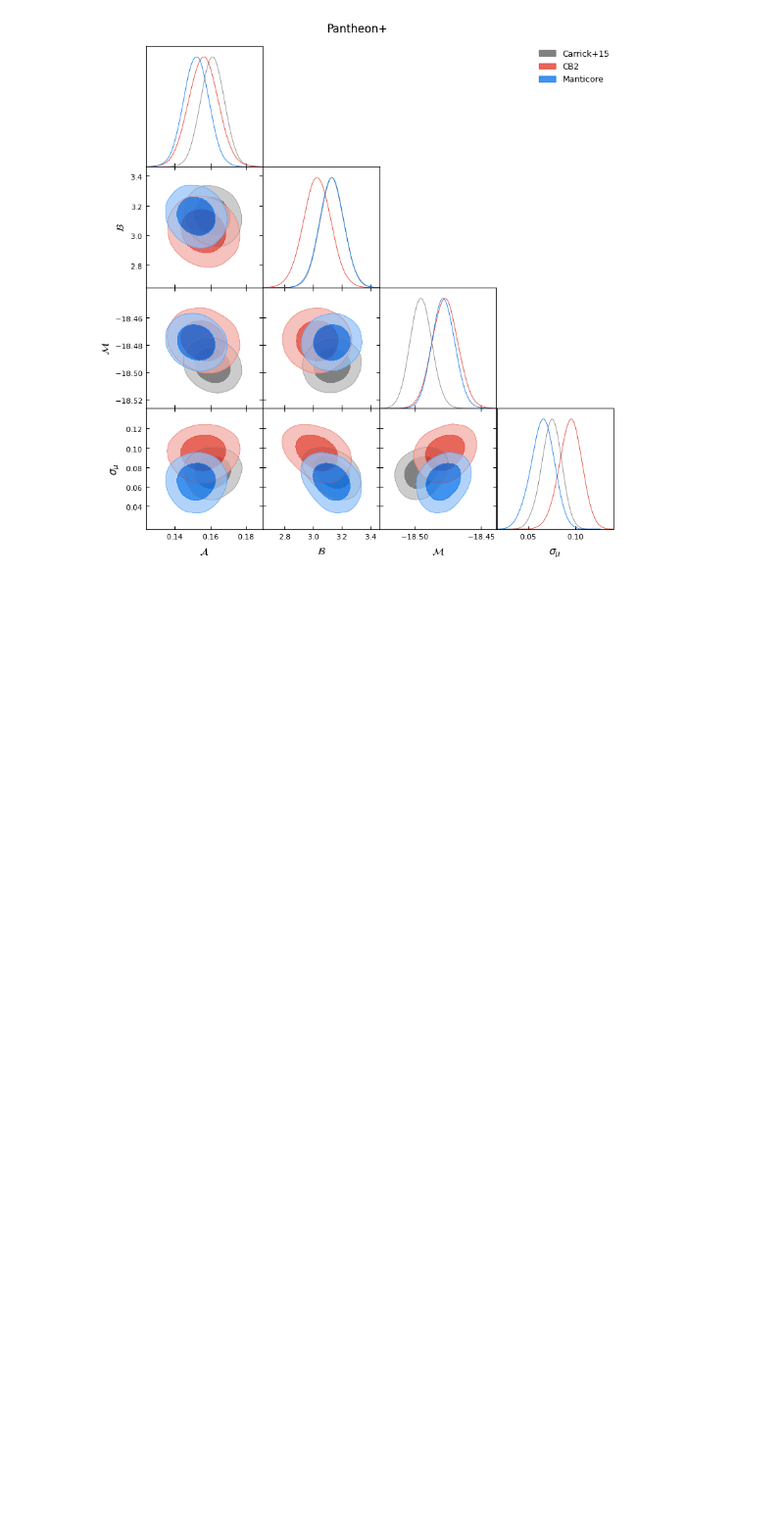
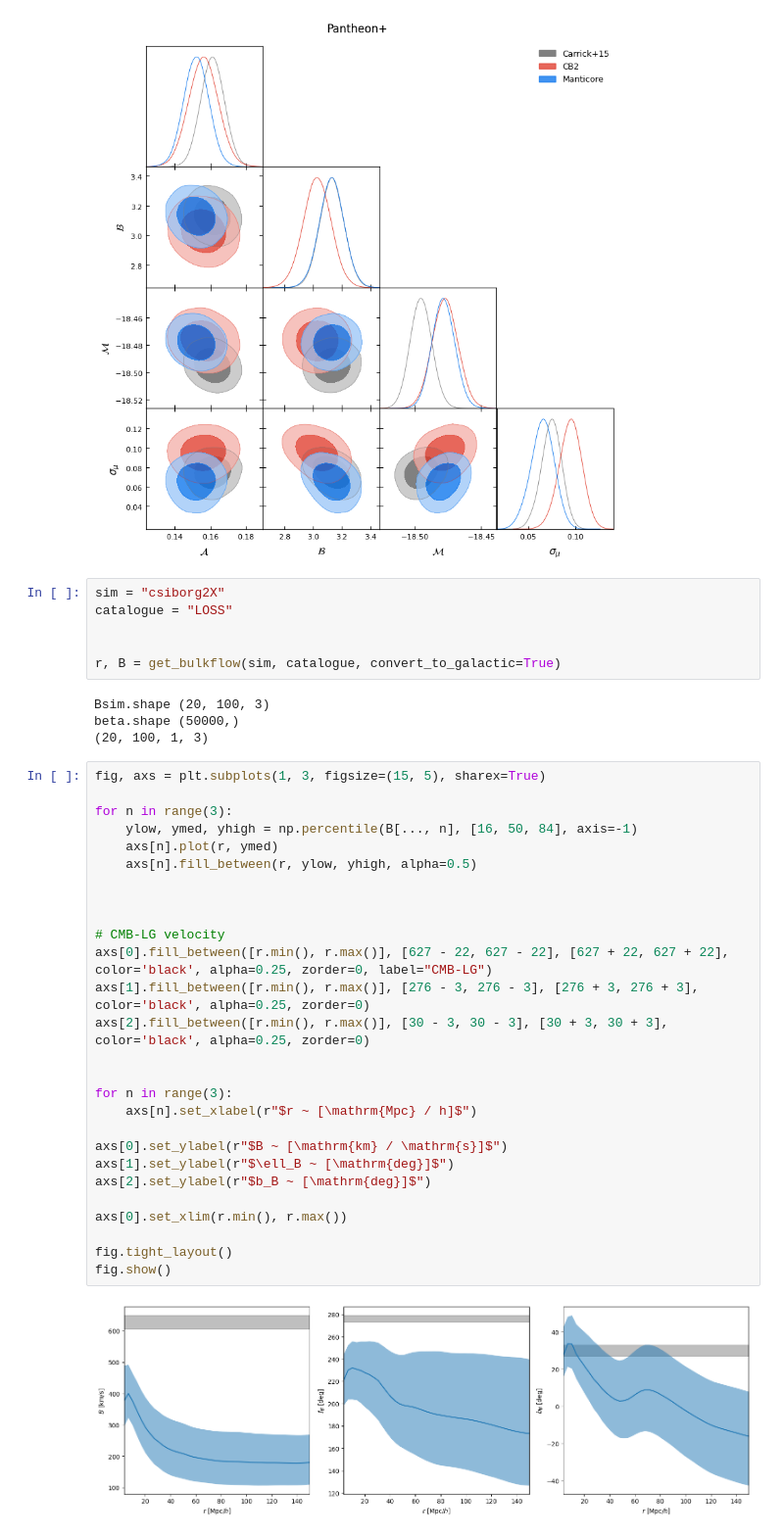
Before and after one commit to Richard-Sti/csiborgtools, a Jupyter notebook: notebooks/flow/reconstruction_comparison.ipynb, the cells around one changed output. Shown: that part at 98% size. Drawn from its saved outputs; the diff is of its cells as text; blank space fills up the shorter version.

```diff
--- a/notebooks/flow/reconstruction_comparison.ipynb
+++ b/notebooks/flow/reconstruction_comparison.ipynb
@@ -221,3 +221,42 @@ Removed no burn in
 Removed no burn in
 Removed no burn in
 [figure]
+# %%
+sim = "csiborg2X"
+catalogue = "LOSS"
+
+
+r, B = get_bulkflow(sim, catalogue, convert_to_galactic=True)
+# %% [output]
+Bsim.shape (20, 100, 3)
+beta.shape (50000,)
+(20, 100, 1, 3)
+# %%
+fig, axs = plt.subplots(1, 3, figsize=(15, 5), sharex=True)
+
+for n in range(3):
+    ylow, ymed, yhigh = np.percentile(B[..., n], [16, 50, 84], axis=-1)
+    axs[n].plot(r, ymed)
+    axs[n].fill_between(r, ylow, yhigh, alpha=0.5)
+
+
+
+# CMB-LG velocity
+axs[0].fill_between([r.min(), r.max()], [627 - 22, 627 - 22], [627 + 22, 627 + 22], color='black', alpha=0.25, zorder=0, label="CMB-LG")
+axs[1].fill_between([r.min(), r.max()], [276 - 3, 276 - 3], [276 + 3, 276 + 3], color='black', alpha=0.25, zorder=0)
+axs[2].fill_between([r.min(), r.max()], [30 - 3, 30 - 3], [30 + 3, 30 + 3], color='black', alpha=0.25, zorder=0)
+
+
+for n in range(3):
+    axs[n].set_xlabel(r"$r ~ [\mathrm{Mpc} / h]$")
+
+axs[0].set_ylabel(r"$B ~ [\mathrm{km} / \mathrm{s}]$")
+axs[1].set_ylabel(r"$\ell_B ~ [\mathrm{deg}]$")
+axs[2].set_ylabel(r"$b_B ~ [\mathrm{deg}]$")
+
+axs[0].set_xlim(r.min(), r.max())
+
+fig.tight_layout()
+fig.show()
+# %% [output]
+[figure, added]
```
Also changed, not shown: parts of 12 cells of this notebook.
